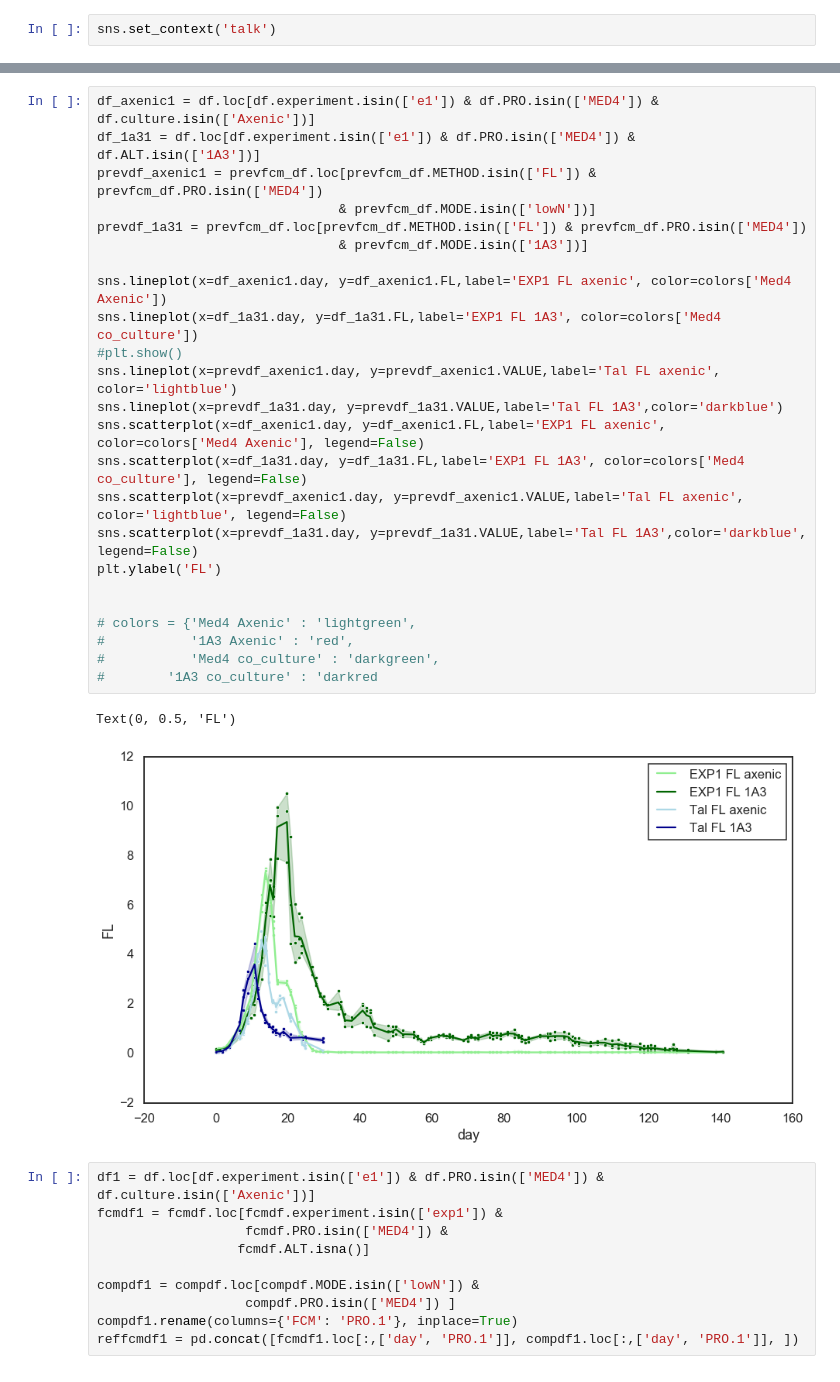
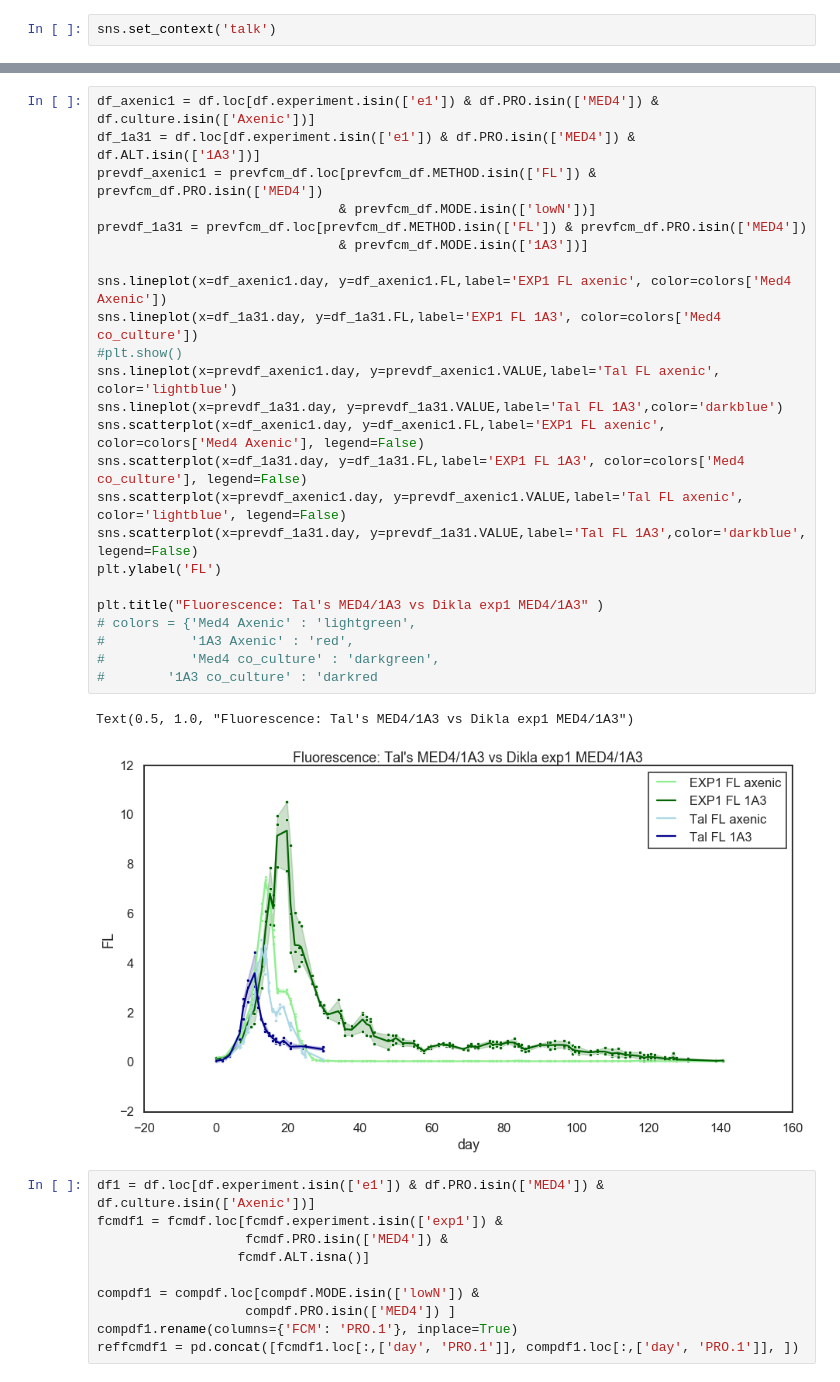
Before and after one commit to wosnat/ccpa, a Jupyter notebook: CCPA_17_4_2020_basic_model-1A3_MED4.ipynb, the cells around one changed output, grey strips where cells are left out. Cells and saved outputs as stored; diff of their text form.

```diff
--- a/CCPA_17_4_2020_basic_model-1A3_MED4.ipynb
+++ b/CCPA_17_4_2020_basic_model-1A3_MED4.ipynb
@@ -190,30 +191,30 @@ Text(0, 0.5, 'cells/ml')
 # %%
 df_axenic1 = df.loc[df.experiment.isin(['e1']) & df.PRO.isin(['MED4']) & df.culture.isin(['Axenic'])]
 df_1a31 = df.loc[df.experiment.isin(['e1']) & df.PRO.isin(['MED4']) & df.ALT.isin(['1A3'])]
 prevdf_axenic1 = prevfcm_df.loc[prevfcm_df.METHOD.isin(['FL']) & prevfcm_df.PRO.isin(['MED4'])
                                & prevfcm_df.MODE.isin(['lowN'])]
 prevdf_1a31 = prevfcm_df.loc[prevfcm_df.METHOD.isin(['FL']) & prevfcm_df.PRO.isin(['MED4'])
                                & prevfcm_df.MODE.isin(['1A3'])]
 
 sns.lineplot(x=df_axenic1.day, y=df_axenic1.FL,label='EXP1 FL axenic', color=colors['Med4 Axenic'])
 sns.lineplot(x=df_1a31.day, y=df_1a31.FL,label='EXP1 FL 1A3', color=colors['Med4 co_culture'])
 #plt.show()
 sns.lineplot(x=prevdf_axenic1.day, y=prevdf_axenic1.VALUE,label='Tal FL axenic', color='lightblue')
 sns.lineplot(x=prevdf_1a31.day, y=prevdf_1a31.VALUE,label='Tal FL 1A3',color='darkblue')
 sns.scatterplot(x=df_axenic1.day, y=df_axenic1.FL,label='EXP1 FL axenic', color=colors['Med4 Axenic'], legend=False)
 sns.scatterplot(x=df_1a31.day, y=df_1a31.FL,label='EXP1 FL 1A3', color=colors['Med4 co_culture'], legend=False)
 sns.scatterplot(x=prevdf_axenic1.day, y=prevdf_axenic1.VALUE,label='Tal FL axenic', color='lightblue', legend=False)
 sns.scatterplot(x=prevdf_1a31.day, y=prevdf_1a31.VALUE,label='Tal FL 1A3',color='darkblue', legend=False)
 plt.ylabel('FL')
 
-
+plt.title("Fluorescence: Tal's MED4/1A3 vs Dikla exp1 MED4/1A3" )
 # colors = {'Med4 Axenic' : 'lightgreen',
 #           '1A3 Axenic' : 'red',
 #           'Med4 co_culture' : 'darkgreen',
 #        '1A3 co_culture' : 'darkred
 # %% [output]
-Text(0, 0.5, 'FL')
+Text(0.5, 1.0, "Fluorescence: Tal's MED4/1A3 vs Dikla exp1 MED4/1A3")
-[figure, old version]
+[figure, new version]
 # %%
 df1 = df.loc[df.experiment.isin(['e1']) & df.PRO.isin(['MED4']) & df.culture.isin(['Axenic'])]
 fcmdf1 = fcmdf.loc[fcmdf.experiment.isin(['exp1']) &
```
Also changed, not shown: parts of 2 cells of this notebook, 47 other files.
